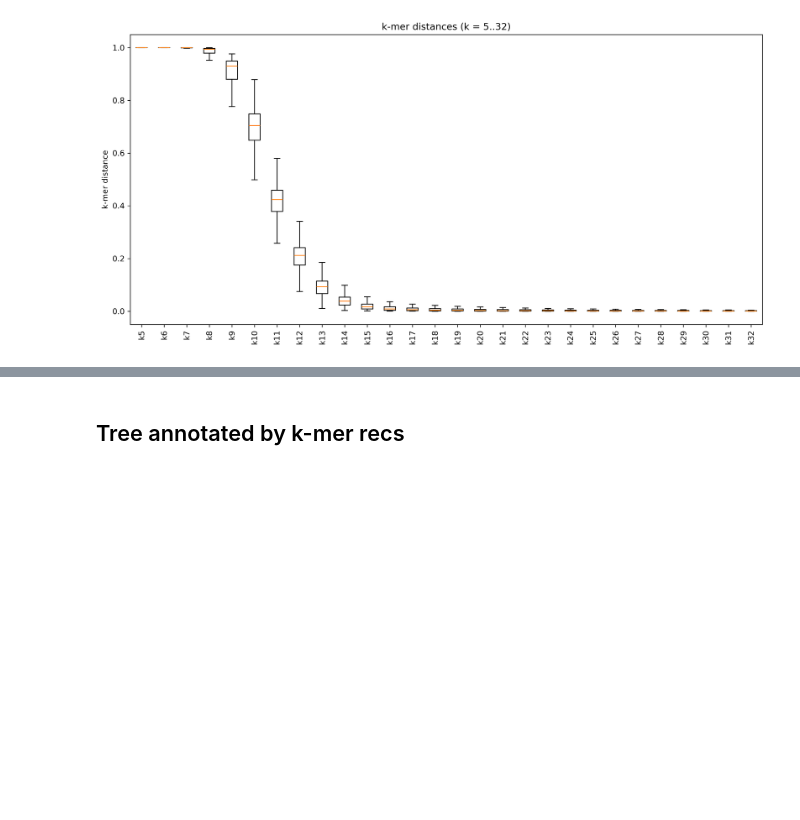
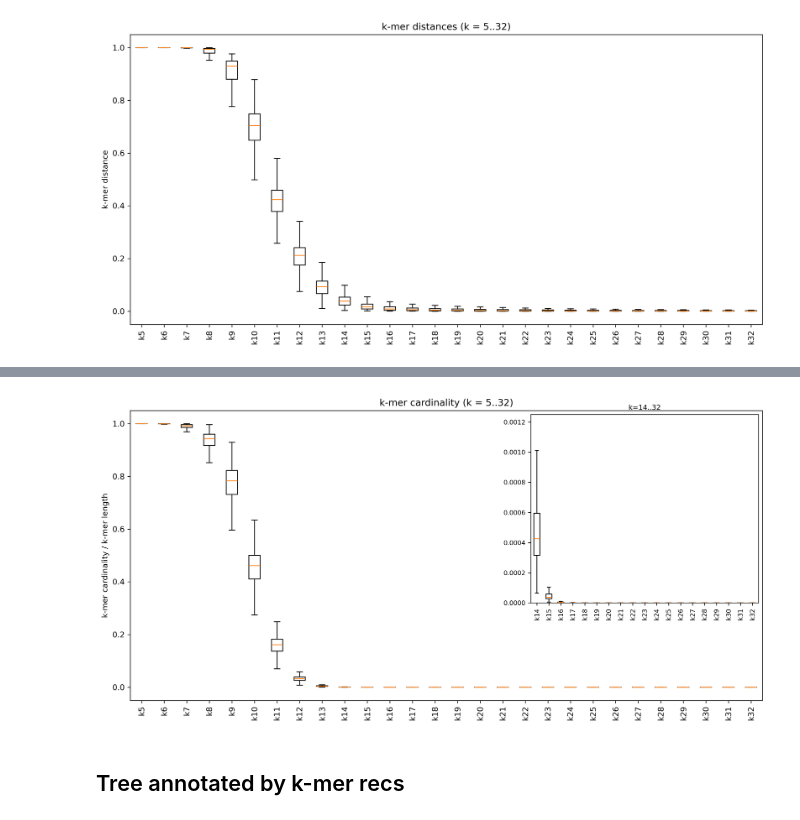
Before and after one commit to StephenHwang/Ok-k-mer, a Jupyter notebook: src/tree_mask.ipynb, the cells around one changed output, grey strips where cells are left out. Cells and saved outputs as stored; diff of their text form; code cells hidden in the pictures; blank space fills up the shorter version.

```diff
--- a/src/tree_mask.ipynb
+++ b/src/tree_mask.ipynb
@@ -308,0 +423,11 @@ datasets = [
+# %%
+# Process data for union cardinality
+
+path = '/scratch4/blangme2/sjhwang/ok_k_mer/data/caldisericia/union_cardinality/'
+tree_path = '/scratch4/blangme2/sjhwang/ok_k_mer/data/caldisericia/c__Caldisericia.nwk'
+# path = '/scratch4/blangme2/sjhwang/ok_k_mer/data/caldisericia/union_cardinality/tmp/'
+
+# def parse_union_cardinality_dashing_dfs(dir_path):
+tree_dict = make_tree_dict(tree_path)
+dashing_card_dfs = parse_union_cardinality_dashing_dfs(path)
+merged_card_df = build_merged_df(tree_dict, dashing_card_dfs)
@@ -662,3 +1085,56 @@ f(G1, G2, k) = G1(k) U G2(k) / 4**k
+# %%
+from mpl_toolkits.axes_grid1.inset_locator import inset_axes
+
+def plot_kmer_dashing_card_zoom(merged_card_df, k_min=5, k_max=64):
+    """
+    Plot k-mer cardinality boxplots for columns k{k}_distance in merged_card_df.
+    Overlay a zoomed-in region of k13..k32 with y-axis as 0..0.1 in the upper right.
+    """
+    import matplotlib.pyplot as plt
+
+    data = []
+    labels = []
+    for k in range(k_min, k_max + 1):
+        col = f"k{k}_cardinality"
+        if col in merged_card_df.columns:
+            data.append(merged_card_df[col].dropna())
+            labels.append(f"k{k}")
+
+    fig, ax = plt.subplots(figsize=(max(12, len(labels) * 0.4), 6))
+    ax.boxplot(data, labels=labels, showfliers=False)
+    ax.set_xticklabels(labels, rotation=90)
+    ax.set_ylabel("k-mer cardinality / k-mer length")
+    ax.set_title(f"k-mer cardinality (k = {k_min}..{k_max})")
+    plt.tight_layout()
+
+
+    # Overlay zoomed-in region as an inset
+    # Inset: Find indices of k14 to k32 in our labels list
+    k_from, k_to = 14, 32
+    inset_indices = [i for i, label in enumerate(labels)
+                     if label.startswith("k") and k_from <= int(label[1:]) <= k_to]
+    if inset_indices:
+        inset_data = [data[i] for i in inset_indices]
+        inset_labels = [labels[i] for i in inset_indices]
+        # Place the inset in the upper right
+        axins = inset_axes(ax, width="36%", height="65%", loc="upper right",
+                           bbox_to_anchor=(0, 0, 1, 1),
+                           bbox_transform=ax.transAxes)
+        axins.boxplot(inset_data, labels=inset_labels, showfliers=False)
+        axins.set_ylim(0, 0.00125)
+        axins.set_xticklabels(inset_labels, rotation=90, fontsize=8)
+        axins.set_ylabel("")
+        # axins.set_yticks([0, 0.05, 0.1])
+        axins.tick_params(axis='y', labelsize=8)
+        axins.set_title(f"k={k_from}..{k_to}", fontsize=9)
+
+    plt.show()
+
+################################################################################
+aquificota_merged_df
+plot_kmer_dashing_card_zoom(aquificota_merged_df, k_min=5, k_max=32)
+# %% [output]
+[figure, added]
 # %% [markdown]
 ## Tree annotated by k-mer recs
 # %% [markdown]
```
Also changed, not shown: parts of 17 cells of this notebook.
